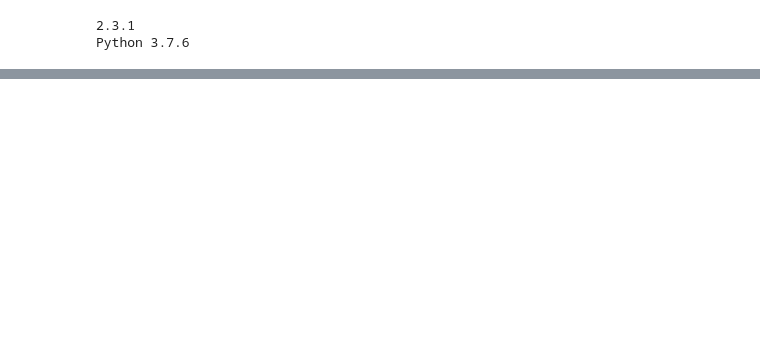
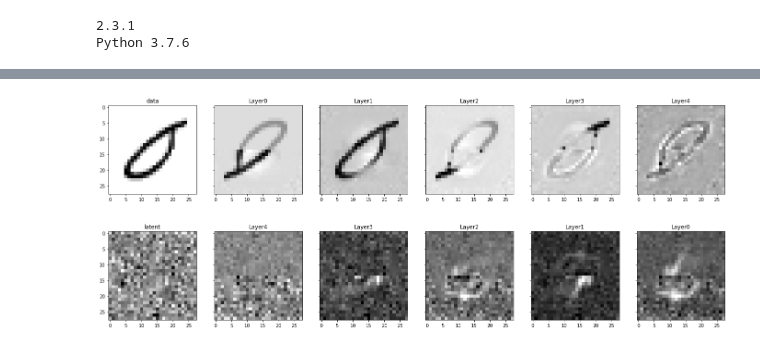
Before and after one commit to jaekookang/flow_based_models, a Jupyter notebook: realnvp_mnist.ipynb, the cells around one changed output, grey strips where cells are left out. Drawn from its saved outputs; the diff is of its cells as text; code cells hidden in the pictures; blank space fills up the shorter version.

```diff
--- a/realnvp_mnist.ipynb
+++ b/realnvp_mnist.ipynb
@@ -166,0 +105,8 @@ fig = visualize_from_data(model, 500, title_txt='Data --> Latent', sharexy=True)
+# %%
+visualize_mnist_layers(model, dataset, direction='forward');
+# %% [output]
+[figure, added]
+# %%
+visualize_mnist_layers(model, dataset, direction='inverse');
+# %% [output]
+[figure, added]
```
Also changed, not shown: parts of 20 cells of this notebook, 21 other files.
